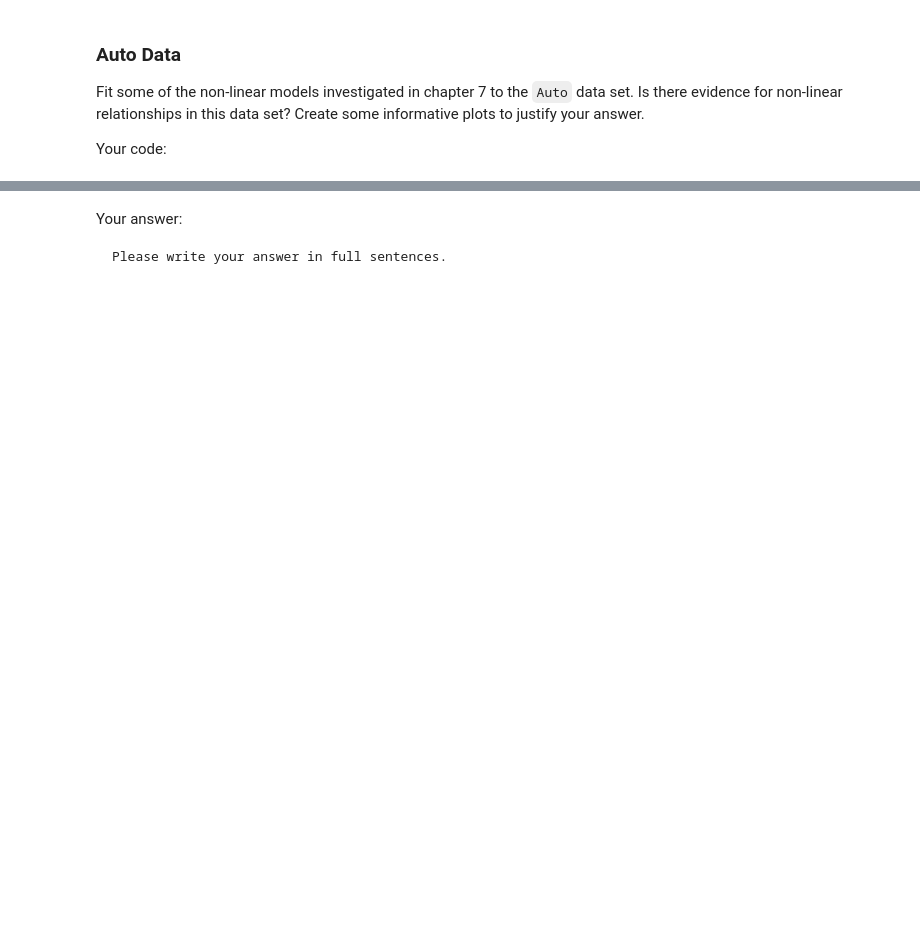
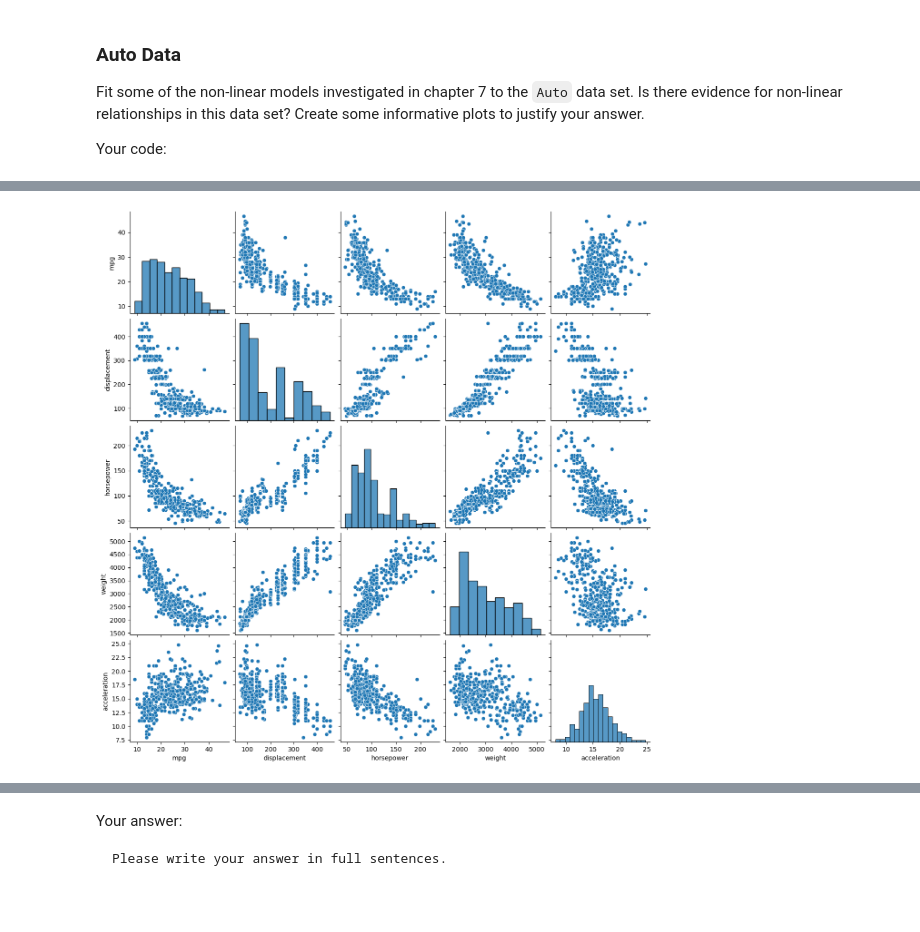
Before and after one commit to BU-MSSP-Classroom/MA679_Spring2024_05_smoothing-yuyangsun28k, a Jupyter notebook: Ch07_NonlinearSplineGAM_Python.ipynb, the cells around one changed output, grey strips where cells are left out. Drawn from its saved outputs; the diff is of its cells as text; code cells hidden in the pictures; blank space fills up the shorter version.

Commit message:
commit till auto

```diff
--- a/Ch07_NonlinearSplineGAM_Python.ipynb
+++ b/Ch07_NonlinearSplineGAM_Python.ipynb
@@ -384,0 +529,3 @@ Your code:
+# %%
+auto = load_data("Auto")
+auto.head()
@@ -384,0 +539,7 @@ Your code:
+# %%
+import seaborn as sns
+
+sns.pairplot(auto[['mpg', 'displacement', 'horsepower', 'weight', 'acceleration']])
+plt.show()
+# %% [output]
+[figure, added]
```
Also changed, not shown: parts of 15 cells of this notebook.
